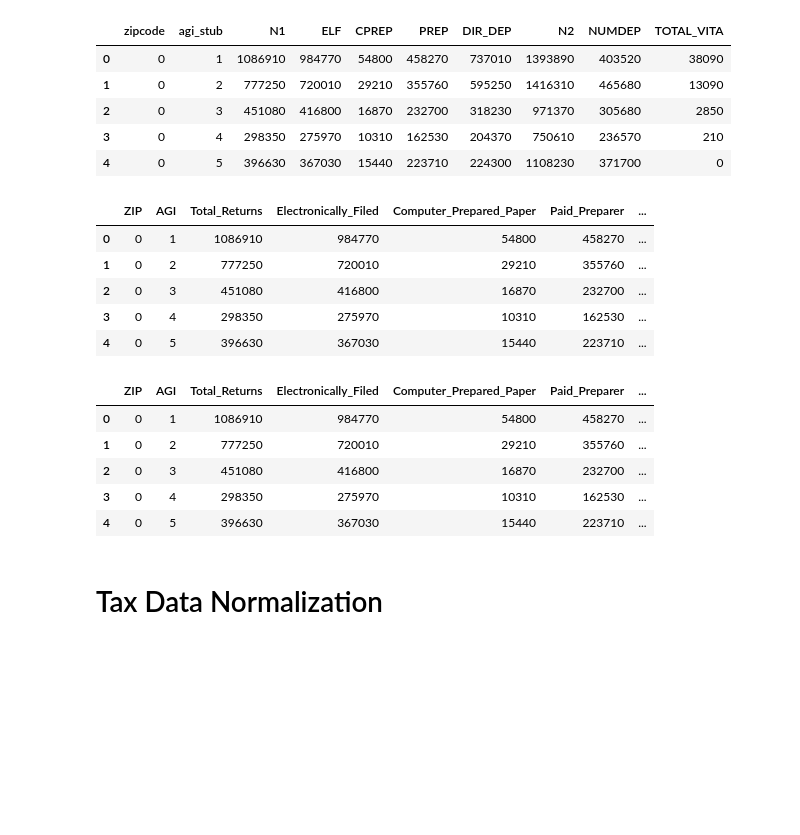
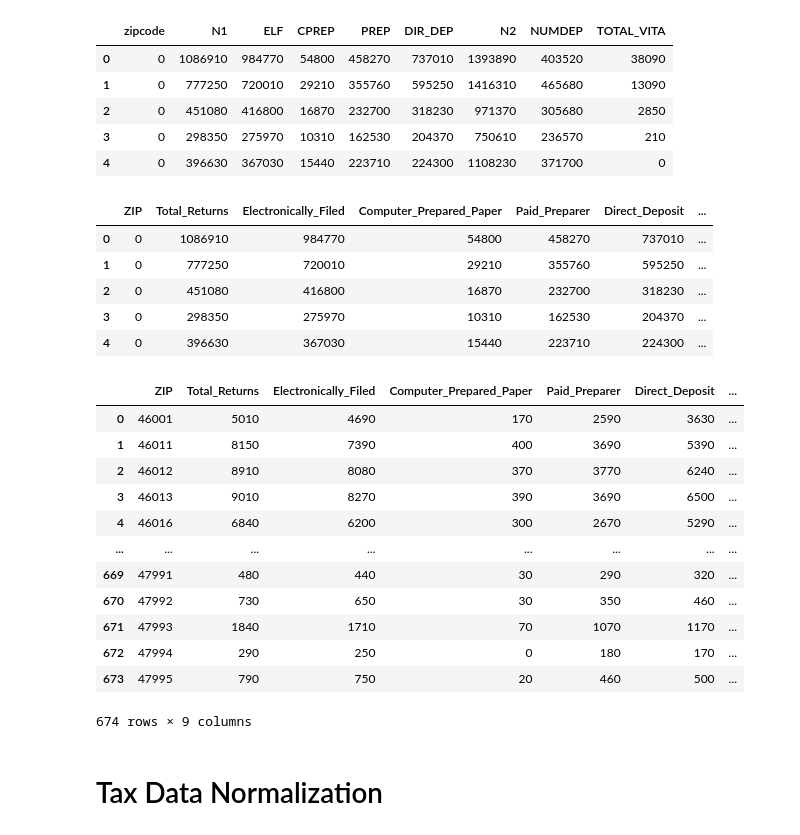
Before and after one commit to staceyj118/Education_and_Taxes, a Jupyter notebook: Resources/Data Normalization.ipynb, the cells around one changed output. Drawn from its saved outputs; the diff is of its cells as text; code cells hidden in the pictures; blank space fills up the shorter version.

Commit message:
Made minor edits to Data Normalization ipynb, began analysis in Hypothesis Testing.

```diff
--- a/Resources/Data Normalization.ipynb
+++ b/Resources/Data Normalization.ipynb
@@ -21,40 +21,50 @@ dirty_taxes.head()
 # %%
 # Filtering the data to show only IN values & dropping unneeded columns.
 ind_tax=dirty_taxes.loc[dirty_taxes["STATE"]=='IN']
-ind_tax = ind_tax.drop(['STATEFIPS', 'STATE', 'VITA', 'TCE', 'VITA_EIC'], axis=1)
+ind_tax = ind_tax.drop(['STATEFIPS', 'agi_stub', 'STATE', 'VITA', 'TCE', 'VITA_EIC'], axis=1)
 ind_tax.reset_index(drop=True, inplace=True)
 ind_tax.head()
 # %% [output]
-|  | zipcode | agi_stub | N1 | ELF | CPREP | PREP | DIR_DEP | N2 | NUMDEP | TOTAL_VITA |
-| 0 | 0 | 1 | 1086910 | 984770 | 54800 | 458270 | 737010 | 1393890 | 403520 | 38090 |
-| 1 | 0 | 2 | 777250 | 720010 | 29210 | 355760 | 595250 | 1416310 | 465680 | 13090 |
-| 2 | 0 | 3 | 451080 | 416800 | 16870 | 232700 | 318230 | 971370 | 305680 | 2850 |
-| 3 | 0 | 4 | 298350 | 275970 | 10310 | 162530 | 204370 | 750610 | 236570 | 210 |
-| 4 | 0 | 5 | 396630 | 367030 | 15440 | 223710 | 224300 | 1108230 | 371700 | 0 |
+|  | zipcode | N1 | ELF | CPREP | PREP | DIR_DEP | N2 | NUMDEP | TOTAL_VITA |
+| 0 | 0 | 1086910 | 984770 | 54800 | 458270 | 737010 | 1393890 | 403520 | 38090 |
+| 1 | 0 | 777250 | 720010 | 29210 | 355760 | 595250 | 1416310 | 465680 | 13090 |
+| 2 | 0 | 451080 | 416800 | 16870 | 232700 | 318230 | 971370 | 305680 | 2850 |
+| 3 | 0 | 298350 | 275970 | 10310 | 162530 | 204370 | 750610 | 236570 | 210 |
+| 4 | 0 | 396630 | 367030 | 15440 | 223710 | 224300 | 1108230 | 371700 | 0 |
 # %%
 # Renaming columns.
-clean_tax=ind_tax.rename(columns={'zipcode':'ZIP', 'agi_stub':'AGI', 'N1':'Total_Returns', 'ELF':'Electronically_Filed',
+clean_tax=ind_tax.rename(columns={'zipcode':'ZIP', 'N1':'Total_Returns', 'ELF':'Electronically_Filed',
                                  'CPREP':'Computer_Prepared_Paper', 'PREP':'Paid_Preparer', 'DIR_DEP':'Direct_Deposit',
                                  'N2':'Total_Persons', 'NUMDEP':'Total_Dependents', 'TOTAL_VITA':'Volunteer_Prepared'})
 clean_tax.head()
 # %% [output]
-|  | ZIP | AGI | Total_Returns | Electronically_Filed | Computer_Prepared_Paper | Paid_Preparer | ... |
-| 0 | 0 | 1 | 1086910 | 984770 | 54800 | 458270 | ... |
-| 1 | 0 | 2 | 777250 | 720010 | 29210 | 355760 | ... |
-| 2 | 0 | 3 | 451080 | 416800 | 16870 | 232700 | ... |
-| 3 | 0 | 4 | 298350 | 275970 | 10310 | 162530 | ... |
-| 4 | 0 | 5 | 396630 | 367030 | 15440 | 223710 | ... |
+|  | ZIP | Total_Returns | Electronically_Filed | Computer_Prepared_Paper | Paid_Preparer | Direct_Deposit | ... |
+| 0 | 0 | 1086910 | 984770 | 54800 | 458270 | 737010 | ... |
+| 1 | 0 | 777250 | 720010 | 29210 | 355760 | 595250 | ... |
+| 2 | 0 | 451080 | 416800 | 16870 | 232700 | 318230 | ... |
+| 3 | 0 | 298350 | 275970 | 10310 | 162530 | 204370 | ... |
+| 4 | 0 | 396630 | 367030 | 15440 | 223710 | 224300 | ... |
 # %%
-# Dropping rows with erronious placehoder data.
+# Dropping rows with erronious placehoder data and grouping by ZIP.
 clean_tax=clean_tax[clean_tax.ZIP !=99999]
-clean_tax.head()
+clean_tax=clean_tax[clean_tax.ZIP !=0]
+clean_tax = clean_tax.groupby(['ZIP']).sum()
+clean_tax = clean_tax.reset_index()
+clean_tax
 # %% [output]
-|  | ZIP | AGI | Total_Returns | Electronically_Filed | Computer_Prepared_Paper | Paid_Preparer | ... |
-| 0 | 0 | 1 | 1086910 | 984770 | 54800 | 458270 | ... |
-| 1 | 0 | 2 | 777250 | 720010 | 29210 | 355760 | ... |
-| 2 | 0 | 3 | 451080 | 416800 | 16870 | 232700 | ... |
-| 3 | 0 | 4 | 298350 | 275970 | 10310 | 162530 | ... |
-| 4 | 0 | 5 | 396630 | 367030 | 15440 | 223710 | ... |
+|  | ZIP | Total_Returns | Electronically_Filed | Computer_Prepared_Paper | Paid_Preparer | Direct_Deposit | ... |
+| 0 | 46001 | 5010 | 4690 | 170 | 2590 | 3630 | ... |
+| 1 | 46011 | 8150 | 7390 | 400 | 3690 | 5390 | ... |
+| 2 | 46012 | 8910 | 8080 | 370 | 3770 | 6240 | ... |
+| 3 | 46013 | 9010 | 8270 | 390 | 3690 | 6500 | ... |
+| 4 | 46016 | 6840 | 6200 | 300 | 2670 | 5290 | ... |
+| ... | ... | ... | ... | ... | ... | ... | ... |
+| 669 | 47991 | 480 | 440 | 30 | 290 | 320 | ... |
+| 670 | 47992 | 730 | 650 | 30 | 350 | 460 | ... |
+| 671 | 47993 | 1840 | 1710 | 70 | 1070 | 1170 | ... |
+| 672 | 47994 | 290 | 250 | 0 | 180 | 170 | ... |
+| 673 | 47995 | 790 | 750 | 20 | 460 | 500 | ... |
+674 rows × 9 columns
 # %% [markdown]
 # Tax Data Normalization
 # %%
```
Also changed, not shown: parts of 14 cells of this notebook, 1 other file.
